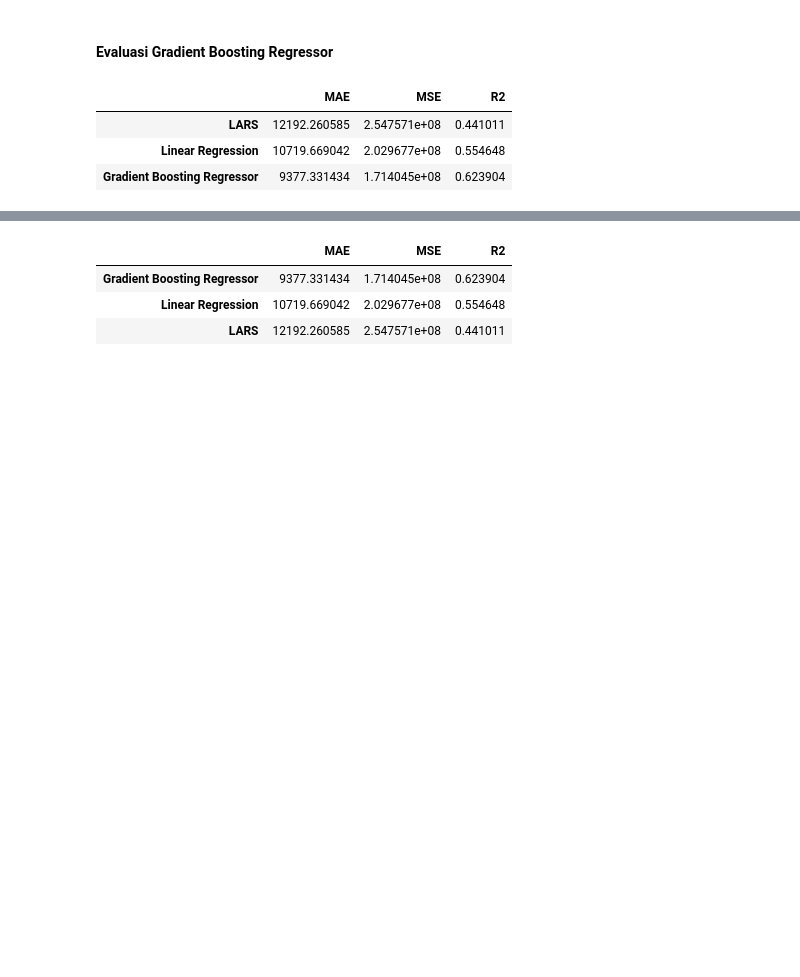
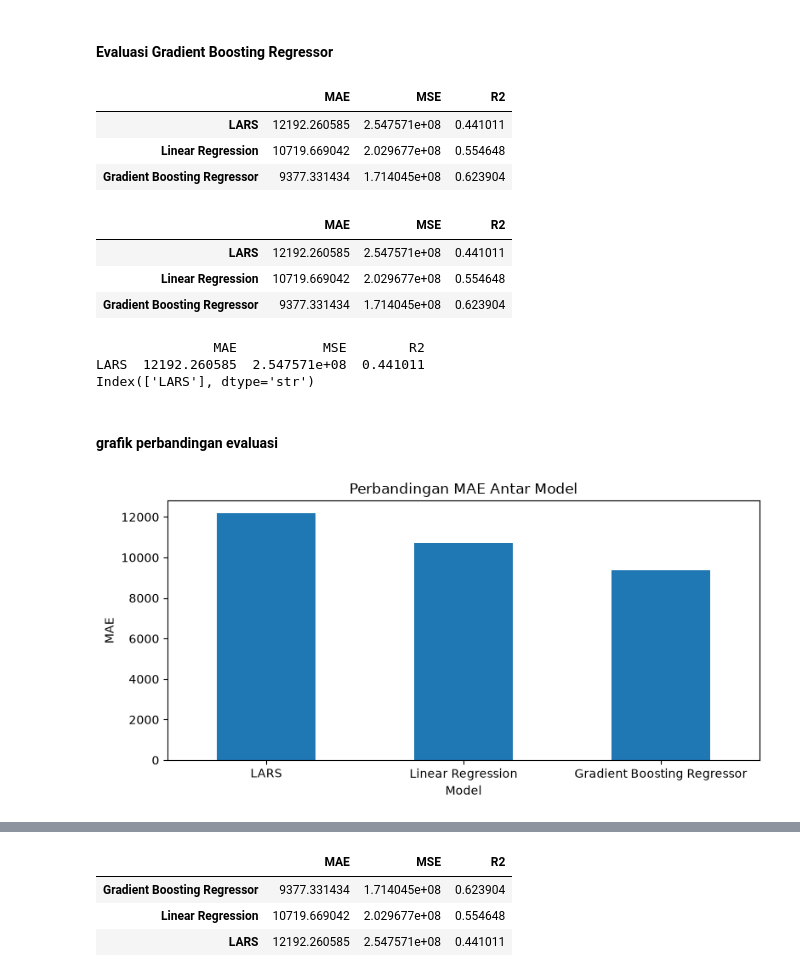
Before and after one commit to Oxjun/Machine_Learning, a Jupyter notebook: Tugas_car-prices/Tugas_car-prices.ipynb, the cells around one changed output, grey strips where cells are left out. Drawn from its saved outputs; the diff is of its cells as text; code cells hidden in the pictures; blank space fills up the shorter version.

Commit message:
Update Car Prices model evaluation

```diff
--- a/Tugas_car-prices/Tugas_car-prices.ipynb
+++ b/Tugas_car-prices/Tugas_car-prices.ipynb
@@ -705,3 +705,45 @@ df_results
 | LARS | 12192.260585 | 2.547571e+08 | 0.441011 |
 | Linear Regression | 10719.669042 | 2.029677e+08 | 0.554648 |
 | Gradient Boosting Regressor | 9377.331434 | 1.714045e+08 | 0.623904 |
+# %%
+# Membuat ulang tabel evaluasi semua model
+
+df_results = pd.DataFrame({
+    "MAE": [mae_lars, mae_LR, mae_GBR],
+    "MSE": [mse_lars, mse_LR, mse_GBR],
+    "R2": [r2_lars, r2_LR, r2_GBR]
+}, index=[
+    "LARS",
+    "Linear Regression",
+    "Gradient Boosting Regressor"
+])
+
+df_results
+# %% [output]
+|  | MAE | MSE | R2 |
+| LARS | 12192.260585 | 2.547571e+08 | 0.441011 |
+| Linear Regression | 10719.669042 | 2.029677e+08 | 0.554648 |
+| Gradient Boosting Regressor | 9377.331434 | 1.714045e+08 | 0.623904 |
+# %%
+print(df_results)
+print(df_results.index)
+# %% [output]
+               MAE           MSE        R2
+LARS  12192.260585  2.547571e+08  0.441011
+Index(['LARS'], dtype='str')
+# %% [markdown]
+#### grafik perbandingan evaluasi
+# %%
+df_results["MAE"].plot(
+    kind="bar",
+    figsize=(8, 4)
+)
+
+plt.title("Perbandingan MAE Antar Model")
+plt.xlabel("Model")
+plt.ylabel("MAE")
+plt.xticks(rotation=0)
+plt.tight_layout()
+plt.show()
+# %% [output]
+[figure, added]
```
Also changed, not shown: parts of 6 cells of this notebook.
